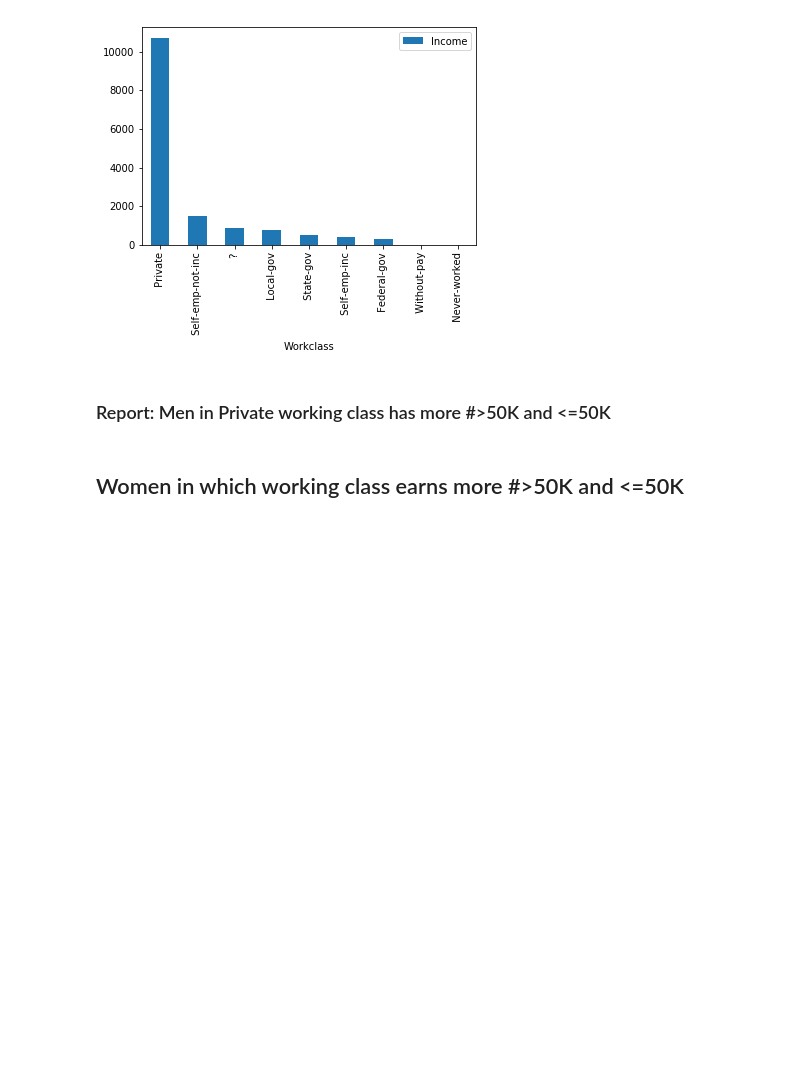
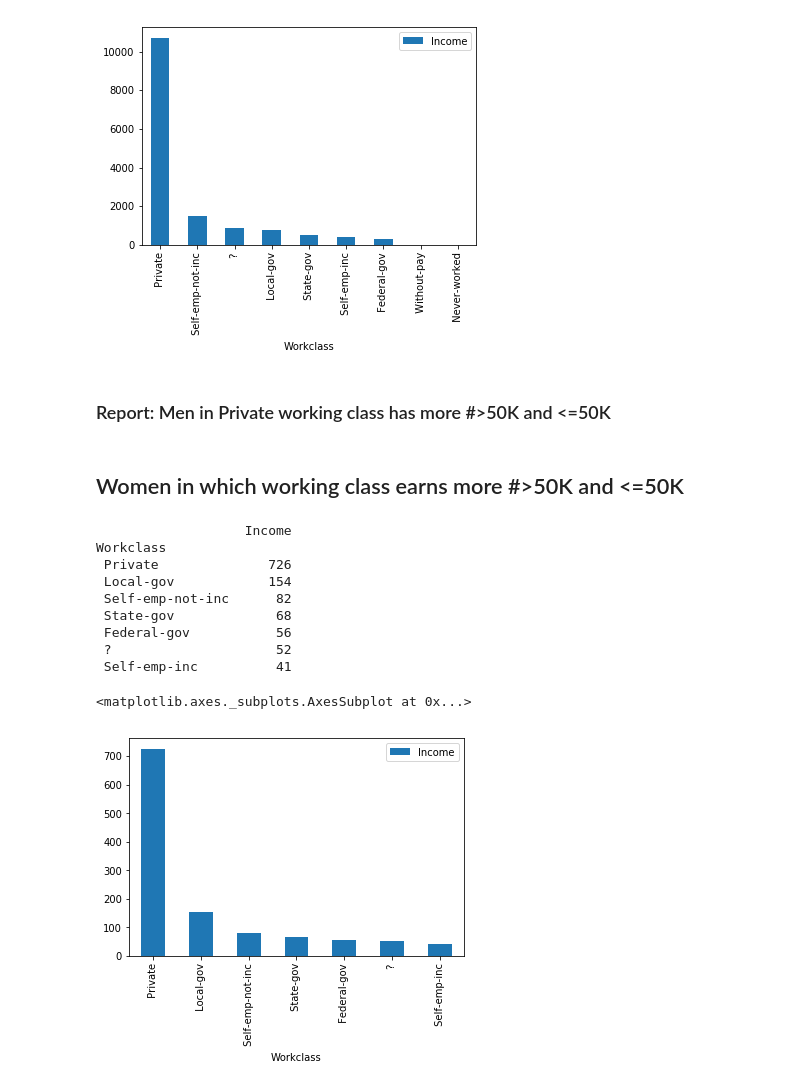
Before and after one commit to tejakummarikuntla/imaginea_assign, a Jupyter notebook: 02_EDA/MacBook/ipynb_pivots/Analysis_MacBook.ipynb, the cells around one changed output. Drawn from its saved outputs; the diff is of its cells as text; code cells hidden in the pictures; blank space fills up the shorter version.

Commit message:
Add Pivots

```diff
--- a/02_EDA/MacBook/ipynb_pivots/Analysis_MacBook.ipynb
+++ b/02_EDA/MacBook/ipynb_pivots/Analysis_MacBook.ipynb
@@ -195,3 +195,20 @@ Workclass
 ### Report: Men in Private working class has more #>50K and <=50K
 # %% [markdown]
 ## Women in which working class earns more #>50K and <=50K
+# %%
+# Women with Income >50K [Workclass]
+wrk_men = train[(train.Income == ' >50K') & (train.Sex == ' Female')].pivot_table(values='Income', index='Workclass',aggfunc='count').sort_values(by='Income', ascending=False)
+print(wrk_men)
+wrk_men.plot(kind='bar')
+# %% [output]
+                   Income
+Workclass
+ Private              726
+ Local-gov            154
+ Self-emp-not-inc      82
+ State-gov             68
+ Federal-gov           56
+ ?                     52
+ Self-emp-inc          41
+<matplotlib.axes._subplots.AxesSubplot at 0x...>
+[figure, added]
```
Also changed, not shown: parts of 18 cells of this notebook.
